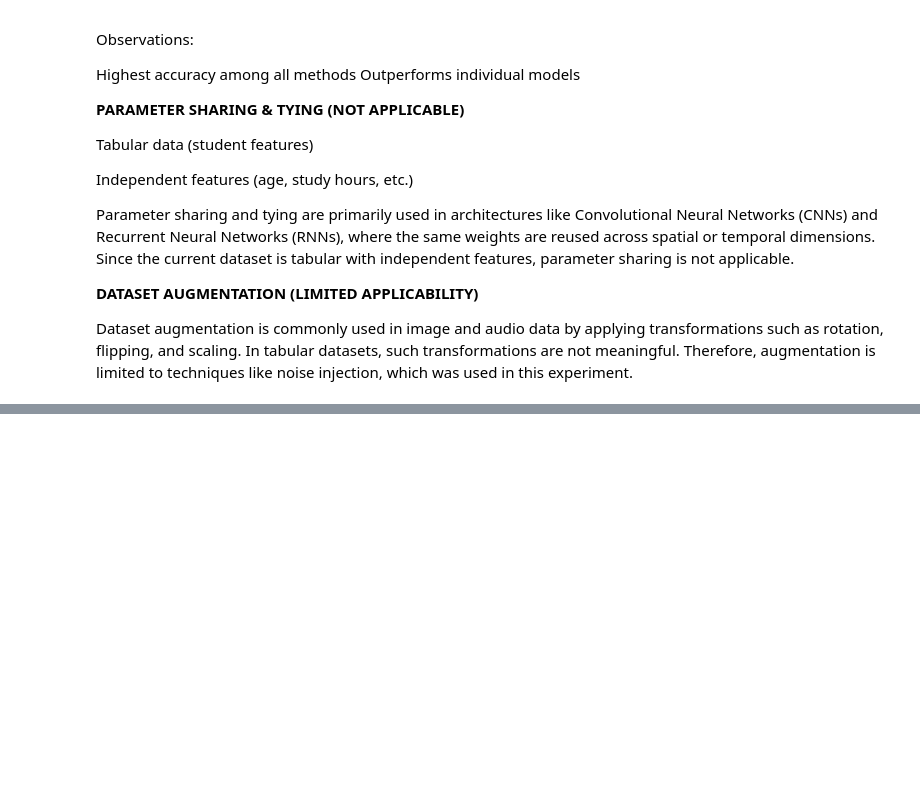
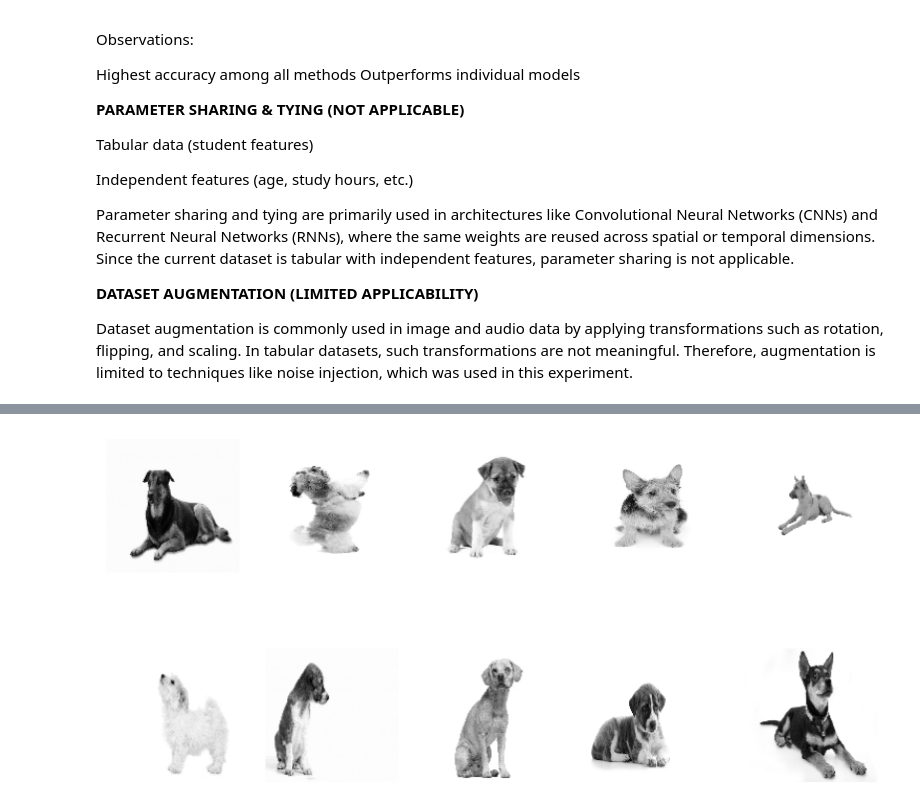
Before and after one commit to vigneshwar315/DeepLearning, a Jupyter notebook: DLAssignment.ipynb, the cells around one changed output, grey strips where cells are left out. Cells and saved outputs as stored; diff of their text form; code cells hidden in the pictures; blank space fills up the shorter version.

```diff
--- a/DLAssignment.ipynb
+++ b/DLAssignment.ipynb
@@ -1894,0 +1983,29 @@ Dataset augmentation is commonly used in image and audio data by applying transf
+# %%
+#manual pooling
+import numpy as np
+feature_map = np.array([
+    [1, 3, 2, 4],
+    [5, 6, 1, 2],
+    [7, 2, 8, 1],
+    [0, 3, 2, 9]
+])
+
+print("Input Feature Map:\n", feature_map)
+pool_size = 2
+
+output = np.zeros((2,2))
+for i in range(0, 4, 2):
+    for j in range(0, 4, 2):
+
+        print(f"\n--- Region starting at ({i},{j}) ---")
+
+        region = feature_map[i:i+2, j:j+2]
+        print("Region:\n", region)
+
+        max_val = np.max(region)
+        #avg_val = np.mean(region)
+        print("Max Value:", max_val)
+
+        output[i//2, j//2] = max_val
+
+print("\nFinal Output after Max Pooling:\n", output)
@@ -1894,0 +2043,9 @@ Dataset augmentation is commonly used in image and audio data by applying transf
+# %%
+plt.figure(figsize=(10,5))
+for i in range(10):
+    plt.subplot(2,5,i+1)
+    plt.imshow(images[i], cmap='gray')
+    plt.axis('off')
+plt.show()
+# %% [output]
+[figure, added]
```
Also changed, not shown: parts of 25 cells of this notebook.
